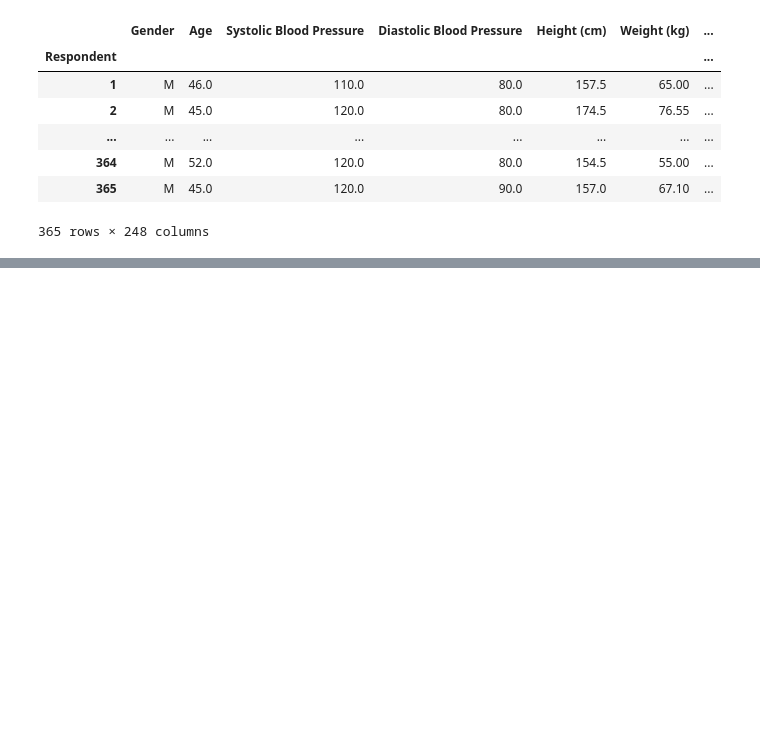
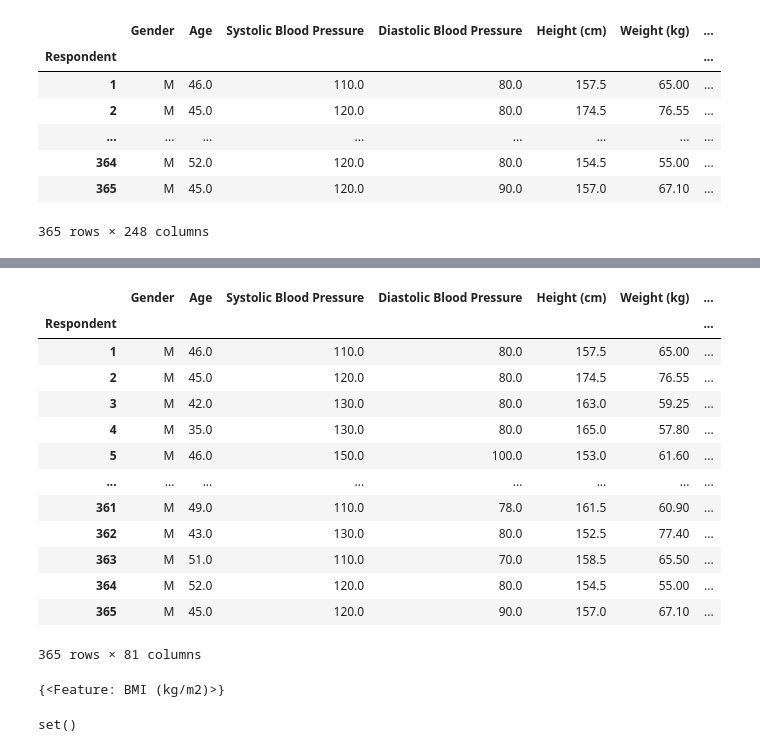
Before and after one commit to HafidAmbardi/tabulardataguidebook, a Jupyter notebook: FeatureEngineering/FeatureTools.ipynb, the cells around one changed output, grey strips where cells are left out. Drawn from its saved outputs; the diff is of its cells as text; code cells hidden in the pictures; blank space fills up the shorter version.

Commit message:
feat: add feature selection

```diff
--- a/FeatureEngineering/FeatureTools.ipynb
+++ b/FeatureEngineering/FeatureTools.ipynb
@@ -104,0 +122,46 @@ feature_matrix
+# %%
+from featuretools.selection import (
+    remove_highly_correlated_features,
+)
+
+filtered_feature_matrix, filtered_feature_defs = remove_highly_correlated_features(
+    feature_matrix,
+    features=feature_defs,
+    pct_corr_threshold=0.9
+)
+filtered_feature_matrix
+# %% [output]
+|  | Gender | Age | Systolic Blood Pressure | Diastolic Blood Pressure | Height (cm) | Weight (kg) | ... |
+| Respondent |  |  |  |  |  |  | ... |
+| 1 | M | 46.0 | 110.0 | 80.0 | 157.5 | 65.00 | ... |
+| 2 | M | 45.0 | 120.0 | 80.0 | 174.5 | 76.55 | ... |
+| 3 | M | 42.0 | 130.0 | 80.0 | 163.0 | 59.25 | ... |
+| 4 | M | 35.0 | 130.0 | 80.0 | 165.0 | 57.80 | ... |
+| 5 | M | 46.0 | 150.0 | 100.0 | 153.0 | 61.60 | ... |
+| ... | ... | ... | ... | ... | ... | ... | ... |
+| 361 | M | 49.0 | 110.0 | 78.0 | 161.5 | 60.90 | ... |
+| 362 | M | 43.0 | 130.0 | 80.0 | 152.5 | 77.40 | ... |
+| 363 | M | 51.0 | 110.0 | 70.0 | 158.5 | 65.50 | ... |
+| 364 | M | 52.0 | 120.0 | 80.0 | 154.5 | 55.00 | ... |
+| 365 | M | 45.0 | 120.0 | 90.0 | 157.0 | 67.10 | ... |
+365 rows × 81 columns
+# %%
+from featuretools.selection import (
+    remove_highly_null_features,
+)
+
+filtered_feature_matrix, filtered_feature_defs= remove_highly_null_features(feature_matrix, pct_null_threshold=0,features=feature_defs)
+set(feature_defs)-set(filtered_feature_defs)
+# %% [output]
+{<Feature: BMI (kg/m2)>}
+# %%
+from featuretools.selection import (
+    remove_single_value_features,
+)
+
+filtered_feature_matrix, filtered_feature_defs = remove_single_value_features(
+    feature_matrix,
+    features=feature_defs)
+set(feature_defs)-set(filtered_feature_defs)
+# %% [output]
+set()
```
Also changed, not shown: parts of 1 cell of this notebook.
